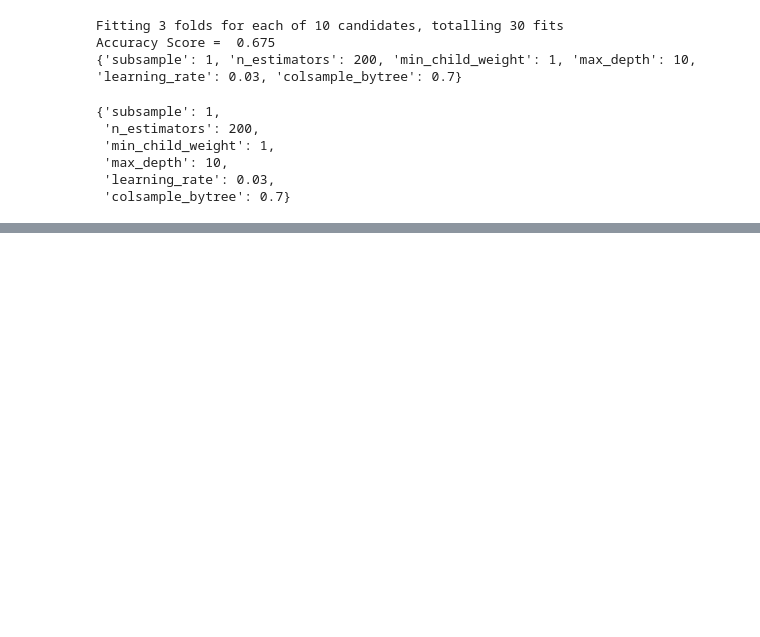
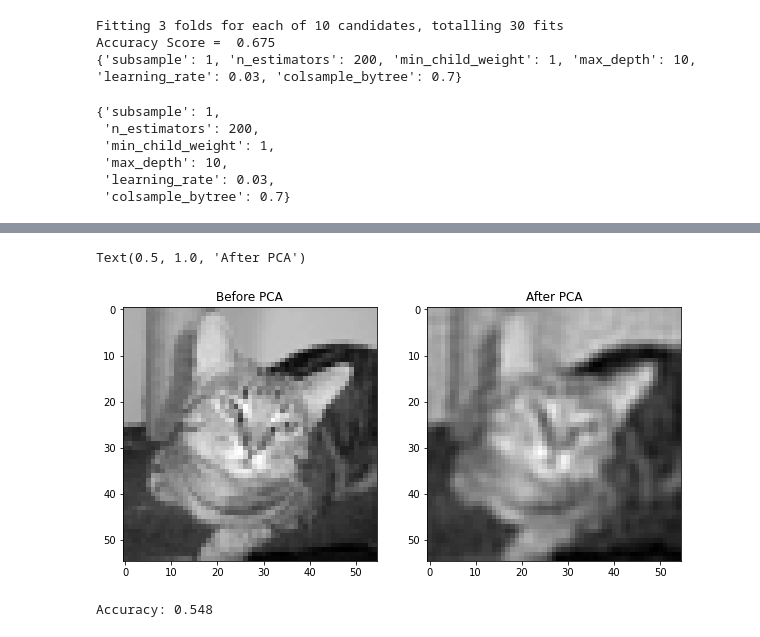
Before and after one commit to NoaAmichai/Cats-Vs-Dogs, a Jupyter notebook: Dogs_VS_Cats .ipynb, the cells around one changed output, grey strips where cells are left out. Saved outputs shown, nothing was run; the diff lists cells and outputs as text; code cells hidden in the pictures; blank space fills up the shorter version.

```diff
--- a/Dogs_VS_Cats .ipynb
+++ b/Dogs_VS_Cats .ipynb
@@ -312,0 +303,14 @@ print("Accuracy:", round(accuracy,3))
+# %%
+fig = plt.figure(figsize=(10, 7))
+X_recovered = pca.inverse_transform(X_reduced_train)
+
+fig.add_subplot(1, 2, 1)
+plt.imshow(X_train[2,:].reshape(55,55), cmap=plt.get_cmap('gray'))
+plt.title("Before PCA")
+
+fig.add_subplot(1, 2, 2)
+plt.imshow(X_recovered[2,:].reshape(55,55), cmap=plt.get_cmap('gray'))
+plt.title("After PCA")
+# %% [output]
+Text(0.5, 1.0, 'After PCA')
+[figure, added]
@@ -312,0 +321,6 @@ print("Accuracy:", round(accuracy,3))
+# %%
+y_pred = XGB.predict(X_reduced_test)
+accuracy = metrics.accuracy_score(y_val, y_pred)
+print("Accuracy:", round(accuracy,3))
+# %% [output]
+Accuracy: 0.548
```
Also changed, not shown: parts of 9 cells of this notebook.
